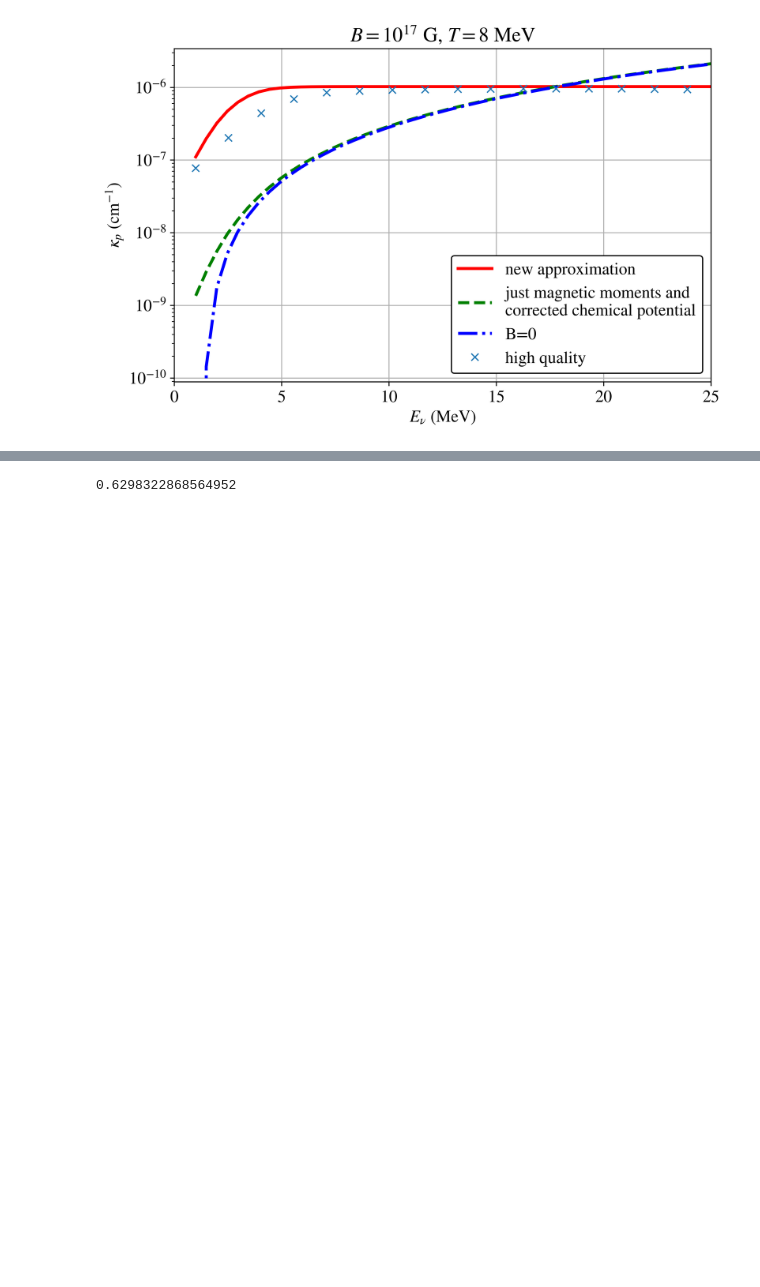
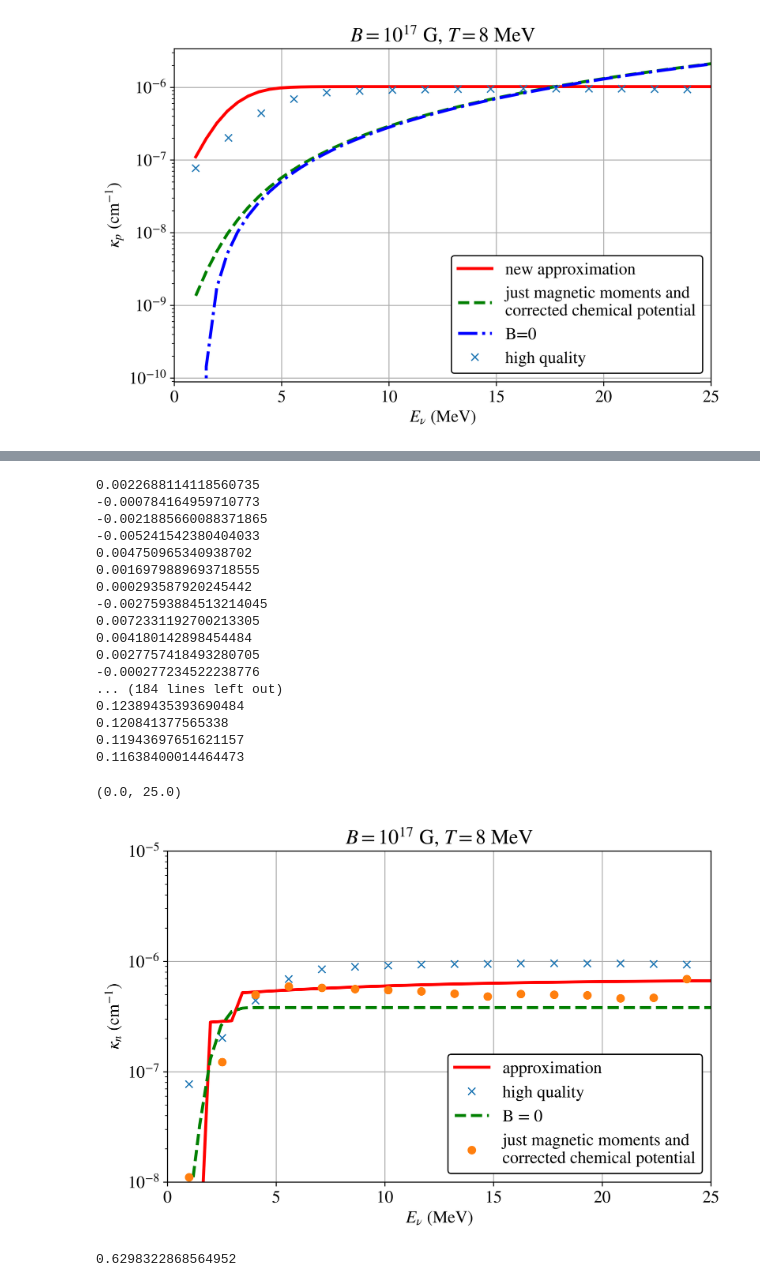
Before and after one commit to clwelch03/HEA-neutrinos, a Jupyter notebook: src/newopacities_mlknotes.ipynb, the cells around one changed output, grey strips where cells are left out. Drawn from its saved outputs; the diff is of its cells as text; code cells hidden in the pictures; blank space fills up the shorter version.

```diff
--- a/src/newopacities_mlknotes.ipynb
+++ b/src/newopacities_mlknotes.ipynb
@@ -560,3 +616,48 @@ ax_temp.set_xlim([0, 30])
+# %%
+knuspace_short = linspace(1, 30, 20) / HBARC
+knuspace = linspace(1, 25, 50) / HBARC
+
+fig, ax_temp = plt.subplots(figsize = (8, 5))
+
+mue_low817 = mue_solver(0.25 * 0.16 * 10**-3, 1e17 * G_TO_FM, 8 / HBARC)
+mue_low316 = mue_solver(0.25 * 0.16 * 10**-3, 5e16 * G_TO_FM, 3 / HBARC)
+
+ax_temp.plot(knuspace * HBARC, [proton_opacity([0.16 * 10**-3, 0.25], 1e17 * G_TO_FM, 8 / HBARC, mue_low817, knu, 0, True, False) * 10**13 for knu in knuspace], 'r-',
+        #knuspace * HBARC, [neutron_opacity([0.16 * 10**-3, 0.25], 1e17 * G_TO_FM, 8 / HBARC, mue_low817, knu, 0, False, False) * 10**13 for knu in knuspace], 'g--',
+        knuspace_short * HBARC, sigma_p_b1e17_t3mev_lowdensity, 'x')
+ax_temp.plot(knuspace * HBARC, [proton_opacity([0.16 * 10**-3, 0.25], 5e16 * G_TO_FM, 3 / HBARC, mue_low316, knu, 0, False, False) * 10**13 for knu in knuspace], 'g--',
+        #knuspace * HBARC, [neutron_opacity([0.16 * 10**-3, 0.25], 1e17 * G_TO_FM, 8 / HBARC, mue_low817, knu, 0, False, False) * 10**13 for knu in knuspace], 'g--',
+        knuspace_short * HBARC, sigma_p_b5e16_t3mev_lowdensity, 'o')
+#ax_temp.set_yscale('log')
+ax_temp.set_xlabel('$E_\\nu$ (MeV)')
+ax_temp.set_ylabel('$\kappa_n$ (cm$^{-1}$)')
+ax_temp.grid(alpha = 1)
+ax_temp.set_yscale('log')
+
+ax_temp.set_ylim([1e-8, 1e-5])
+ax_temp.legend(['approximation', 'high quality', 'B = 0', 'just magnetic moments and \ncorrected chemical potential'], edgecolor = 'k', framealpha = 1)
+ax_temp.set_title('$B = 10^{17}$ G, $T = 8$ MeV')
+ax_temp.set_xlim([0, 25])
+# %% [output]
+0.0022688114118560735
+-0.000784164959710773
+-0.0021885660088371865
+-0.005241542380404033
+0.004750965340938702
+0.0016979889693718555
+0.000293587920245442
+-0.0027593884513214045
+0.0072331192700213305
+0.004180142898454484
+0.0027757418493280705
+-0.000277234522238776
+... (184 lines left out)
+0.12389435393690484
+0.120841377565338
+0.11943697651621157
+0.11638400014464473
+(0.0, 25.0)
+[figure, added]
 # %%
 1e17 * G_TO_FM / (NUCLEON_MASS * 1 / HBARC)
 # %% [output]
```
Also changed, not shown: parts of 7 cells of this notebook.
